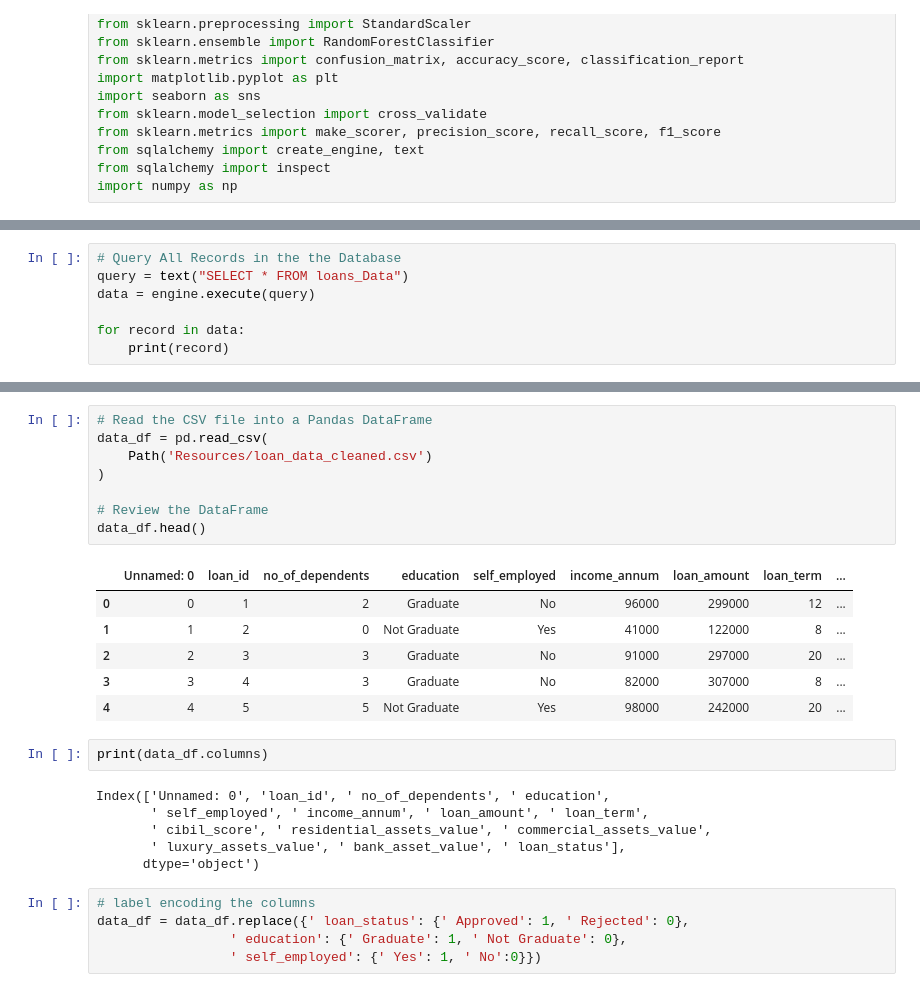
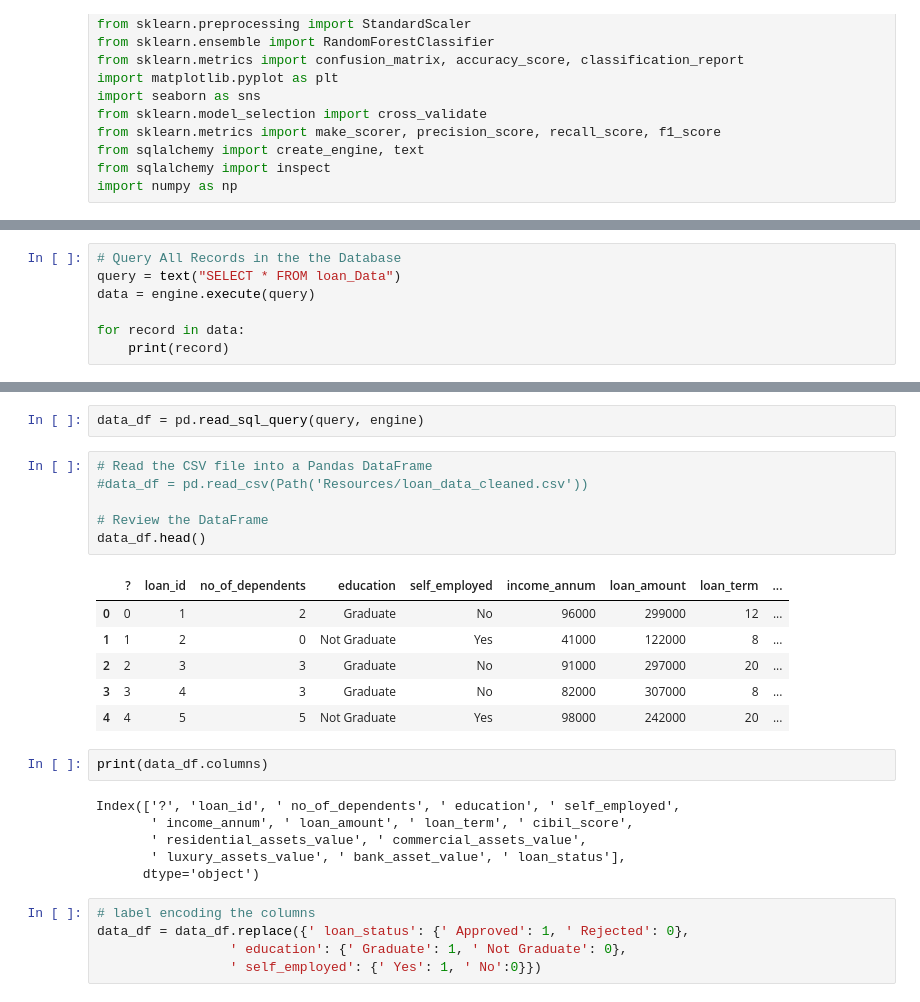
Before and after one commit to ArminaCA/finalproject, a Jupyter notebook: DA_ML.ipynb, the cells around one changed output, grey strips where cells are left out. Cells and saved outputs as stored; diff of their text form.

```diff
--- a/DA_ML.ipynb
+++ b/DA_ML.ipynb
@@ -27,6 +27,6 @@ print(inspector.get_table_names())
 # %%
 # Query All Records in the the Database
-query = text("SELECT * FROM loans_Data")
+query = text("SELECT * FROM loan_Data")
 data = engine.execute(query)
 
 for record in data:
@@ -38,13 +52,13 @@ OperationalError: (sqlite3.OperationalError) no such table: loans_Data
+# %%
+data_df = pd.read_sql_query(query, engine)
 # %%
 # Read the CSV file into a Pandas DataFrame
-data_df = pd.read_csv(
-    Path('Resources/loan_data_cleaned.csv')
-)
+#data_df = pd.read_csv(Path('Resources/loan_data_cleaned.csv'))
 
 # Review the DataFrame
 data_df.head()
 # %% [output]
-|  | Unnamed: 0 | loan_id | no_of_dependents | education | self_employed | income_annum | loan_amount | loan_term | ... |
+|  | ? | loan_id | no_of_dependents | education | self_employed | income_annum | loan_amount | loan_term | ... |
 | 0 | 0 | 1 | 2 | Graduate | No | 96000 | 299000 | 12 | ... |
 | 1 | 1 | 2 | 0 | Not Graduate | Yes | 41000 | 122000 | 8 | ... |
 | 2 | 2 | 3 | 3 | Graduate | No | 91000 | 297000 | 20 | ... |
@@ -53,9 +67,9 @@ data_df.head()
 # %%
 print(data_df.columns)
 # %% [output]
-Index(['Unnamed: 0', 'loan_id', ' no_of_dependents', ' education',
-       ' self_employed', ' income_annum', ' loan_amount', ' loan_term',
-       ' cibil_score', ' residential_assets_value', ' commercial_assets_value',
+Index(['?', 'loan_id', ' no_of_dependents', ' education', ' self_employed',
+       ' income_annum', ' loan_amount', ' loan_term', ' cibil_score',
+       ' residential_assets_value', ' commercial_assets_value',
        ' luxury_assets_value', ' bank_asset_value', ' loan_status'],
       dtype='object')
 # %%
```
Also changed, not shown: parts of 14 cells of this notebook.
